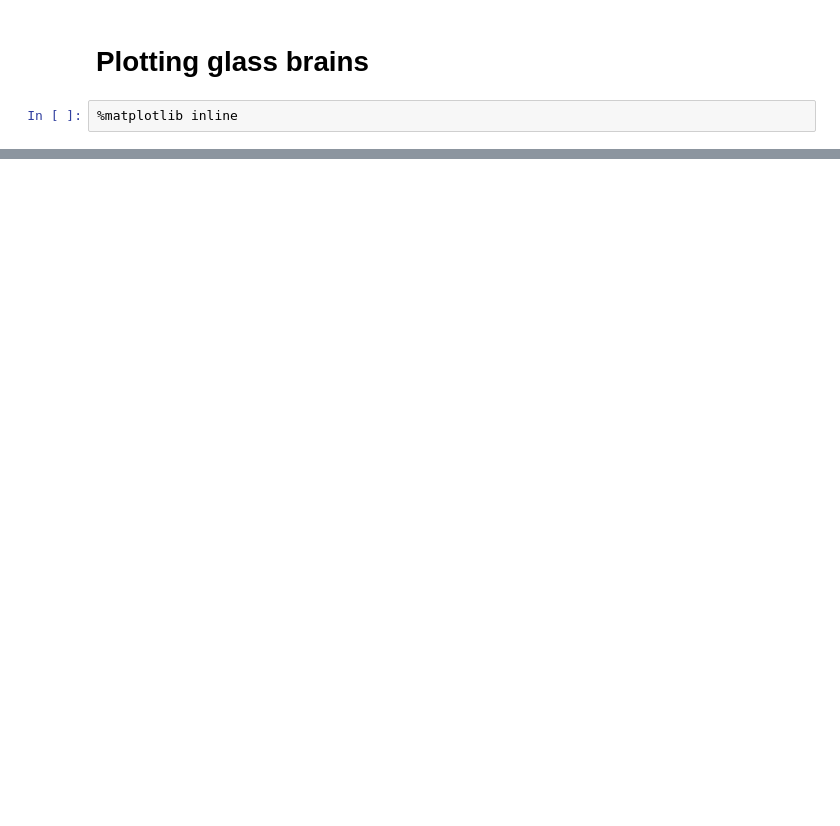
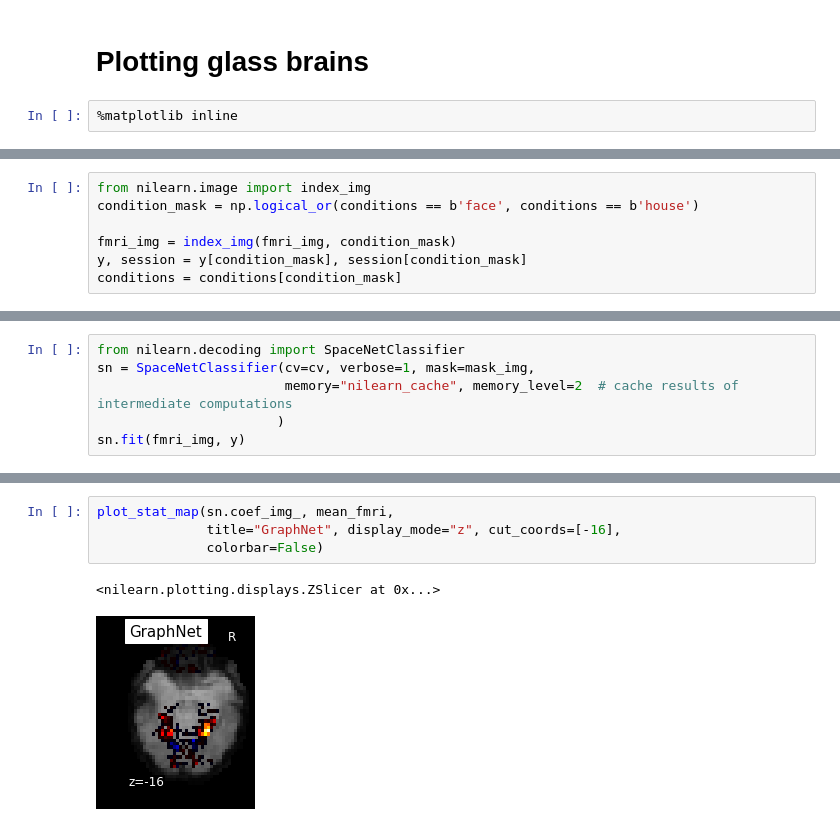
Before and after one commit to dohmatob/teaching, a Jupyter notebook: rwth_python/nilearn_tutorial.ipynb, the cells around one changed output, grey strips where cells are left out. Cells and saved outputs as stored; diff of their text form; blank space fills up the shorter version.

```diff
--- a/rwth_python/nilearn_tutorial.ipynb
+++ b/rwth_python/nilearn_tutorial.ipynb
@@ -29,0 +119,7 @@ Examples will be copied and pasted directly from nilearn site, and then discused
+# %%
+from nilearn.image import index_img
+condition_mask = np.logical_or(conditions == b'face', conditions == b'house')
+
+fmri_img = index_img(fmri_img, condition_mask)
+y, session = y[condition_mask], session[condition_mask]
+conditions = conditions[condition_mask]
@@ -29,0 +214,6 @@ Examples will be copied and pasted directly from nilearn site, and then discused
+# %%
+from nilearn.decoding import SpaceNetClassifier
+sn = SpaceNetClassifier(cv=cv, verbose=1, mask=mask_img,
+                        memory="nilearn_cache", memory_level=2  # cache results of intermediate computations
+                       )
+sn.fit(fmri_img, y)
@@ -29,0 +233,7 @@ Examples will be copied and pasted directly from nilearn site, and then discused
+# %%
+plot_stat_map(sn.coef_img_, mean_fmri,
+              title="GraphNet", display_mode="z", cut_coords=[-16],
+              colorbar=False)
+# %% [output]
+<nilearn.plotting.displays.ZSlicer at 0x...>
+[figure, added]
```
Also changed, not shown: parts of 27 cells of this notebook.
